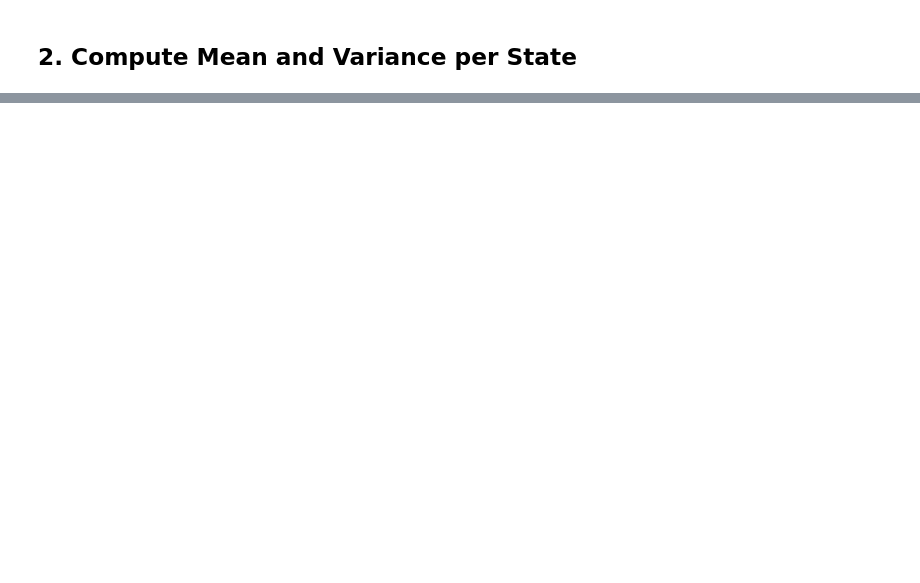
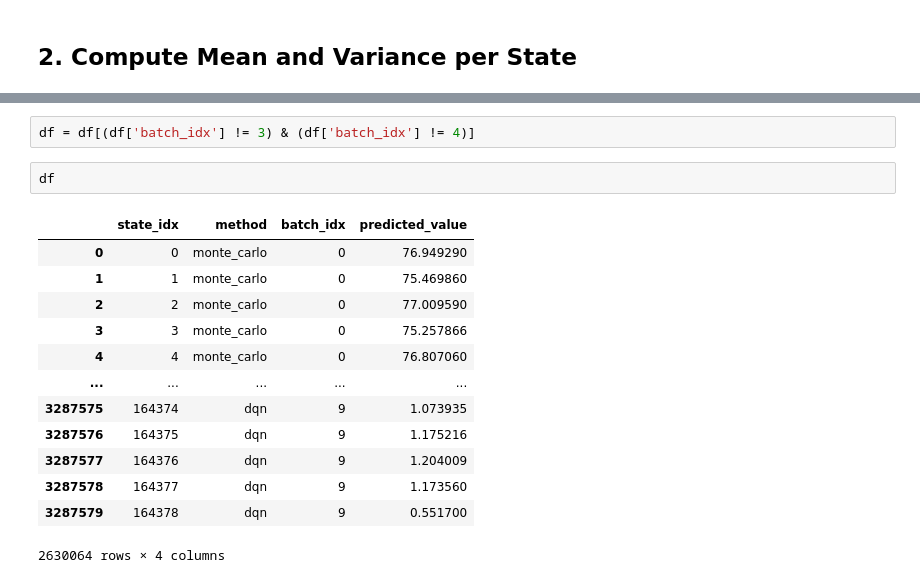
Before and after one commit to cheikdav/pooling_eval, a Jupyter notebook: analyze_variance_ratios.ipynb, the cells around one changed output, grey strips where cells are left out. Drawn from its saved outputs; the diff is of its cells as text; blank space fills up the shorter version.

```diff
--- a/analyze_variance_ratios.ipynb
+++ b/analyze_variance_ratios.ipynb
@@ -298,0 +184,18 @@ plt.show()
+# %%
+df = df[(df['batch_idx'] != 3) & (df['batch_idx'] != 4)]
+# %%
+df
+# %% [output]
+|  | state_idx | method | batch_idx | predicted_value |
+| 0 | 0 | monte_carlo | 0 | 76.949290 |
+| 1 | 1 | monte_carlo | 0 | 75.469860 |
+| 2 | 2 | monte_carlo | 0 | 77.009590 |
+| 3 | 3 | monte_carlo | 0 | 75.257866 |
+| 4 | 4 | monte_carlo | 0 | 76.807060 |
+| ... | ... | ... | ... | ... |
+| 3287575 | 164374 | dqn | 9 | 1.073935 |
+| 3287576 | 164375 | dqn | 9 | 1.175216 |
+| 3287577 | 164376 | dqn | 9 | 1.204009 |
+| 3287578 | 164377 | dqn | 9 | 1.173560 |
+| 3287579 | 164378 | dqn | 9 | 0.551700 |
+2630064 rows × 4 columns
```
Also changed, not shown: parts of 21 cells of this notebook, 3 other files.
